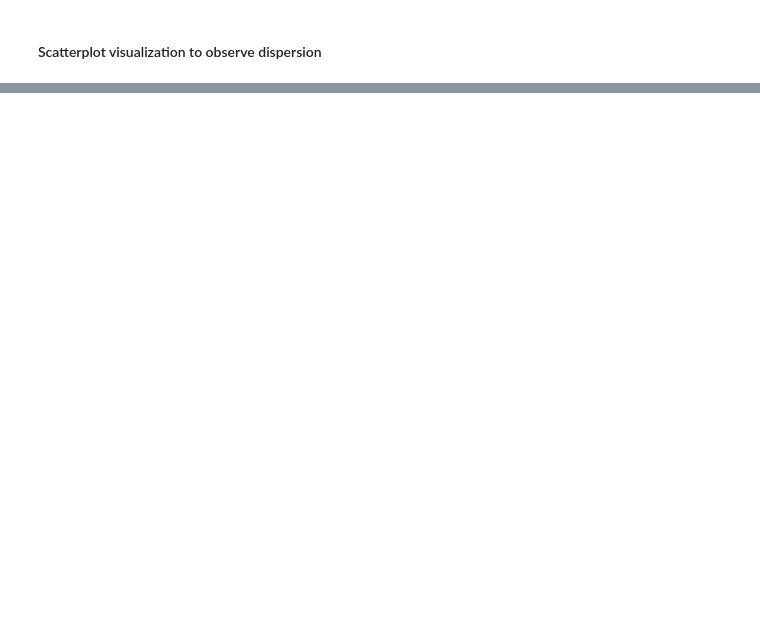
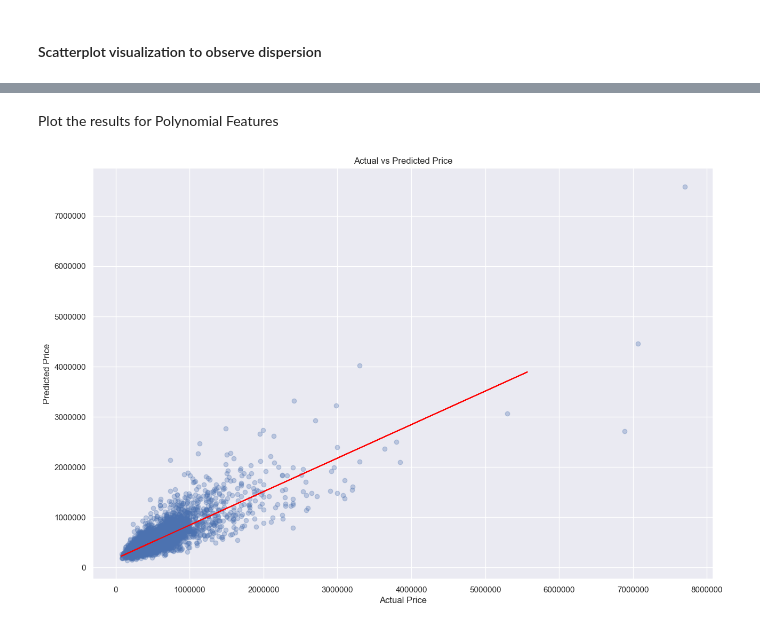
Before and after one commit to renaqd/team5-ADS500B, a Jupyter notebook: FinalProject_team5.ipynb, the cells around one changed output, grey strips where cells are left out. Saved outputs shown, nothing was run; the diff lists cells and outputs as text; code cells hidden in the pictures; blank space fills up the shorter version.

Commit message:
refined model

```diff
--- a/FinalProject_team5.ipynb
+++ b/FinalProject_team5.ipynb
@@ -462,0 +469,15 @@ R-Squared (y-test):  0.5255291036786489
+# %%
+# create transformer
+poly = PolynomialFeatures(degree=2)
+
+# linear regression for pipeline
+lm3 = LinearRegression()
+
+# create a pipeline for pr1 and lm3
+pr1 = make_pipeline(poly, lm3)
+
+# Train pr1 model on training set
+pr1.fit(X_train, y_train)
+
+# prediction
+y_pr1_pred = pr1.predict(X_test)
@@ -462,0 +500,17 @@ R-Squared (y-test):  0.5255291036786489
+# %% [markdown]
+Plot the results for Polynomial Features
+# %%
+# scatterplot visualization of model
+plt.figure(figsize=(15,10))
+plt.scatter(x=y_test, y=y_pr1_pred, alpha=0.3)
+
+z = np.polyfit(y_test, y_pr1_pred, 1)
+p = np.poly1d(z)
+
+plt.plot(y_train, p(y_train), 'red')
+plt.ylabel('Predicted Price')
+plt.xlabel('Actual Price')
+plt.title ('Actual vs Predicted Price')
+plt.ticklabel_format(style='plain')
+# %% [output]
+[figure, added]
```
Also changed, not shown: parts of 20 cells of this notebook.
